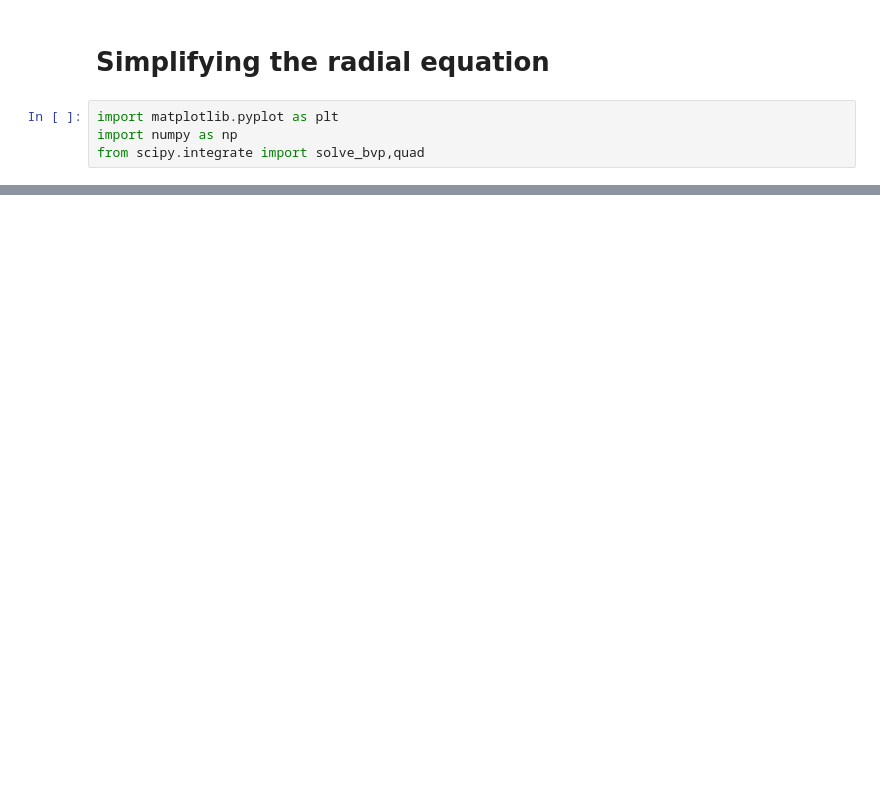
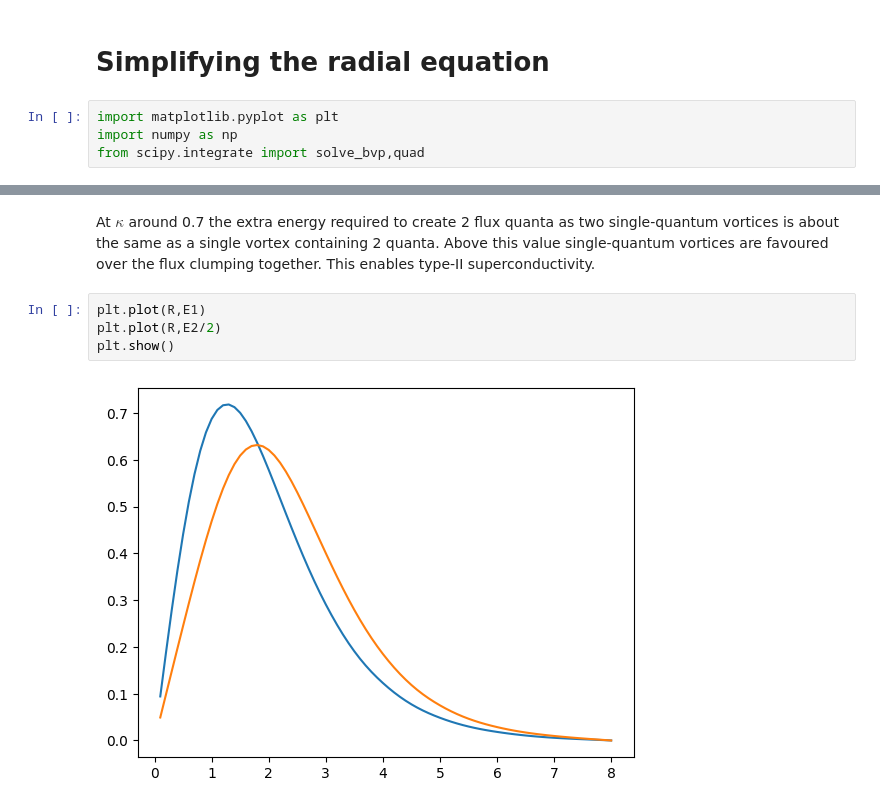
Before and after one commit to drmikecooke/glbook, a Jupyter notebook: _build/jupyter_execute/practice/farho.ipynb, the cells around one changed output, grey strips where cells are left out. Drawn from its saved outputs; the diff is of its cells as text; blank space fills up the shorter version.

```diff
--- a/_build/jupyter_execute/practice/farho.ipynb
+++ b/_build/jupyter_execute/practice/farho.ipynb
@@ -69,0 +106,8 @@ print(int[0]*kappa)
+# %% [markdown]
+At $\kappa$ around 0.7 the extra energy required to create 2 flux quanta as two single-quantum vortices is about the same as a single vortex containing 2 quanta. Above this value single-quantum vortices are favoured over the flux clumping together. This enables type-II superconductivity.
+# %%
+plt.plot(R,E1)
+plt.plot(R,E2/2)
+plt.show()
+# %% [output]
+[figure, added]
```
Also changed, not shown: parts of 5 cells of this notebook, 39 other files.
